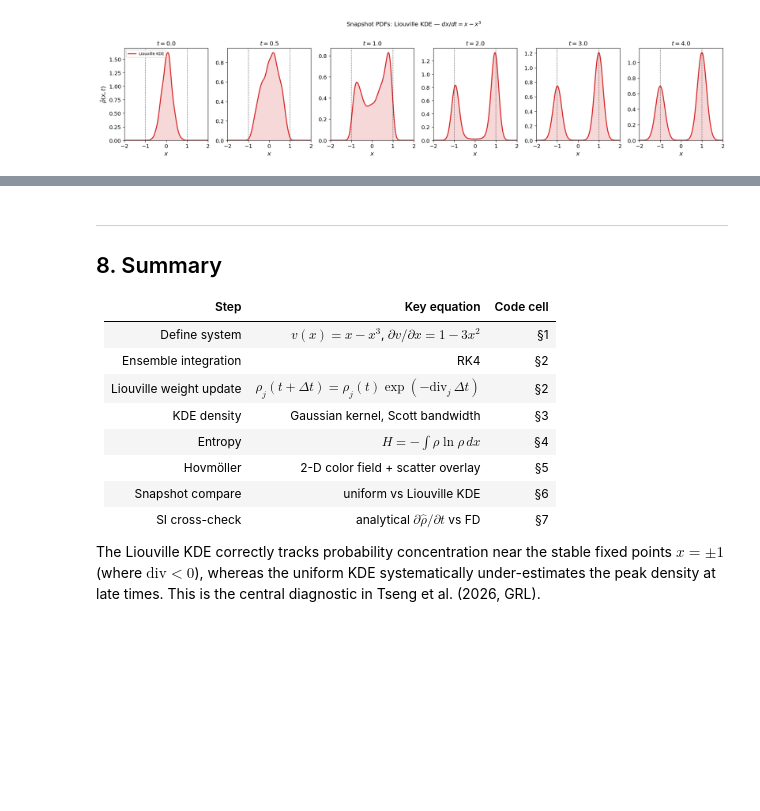
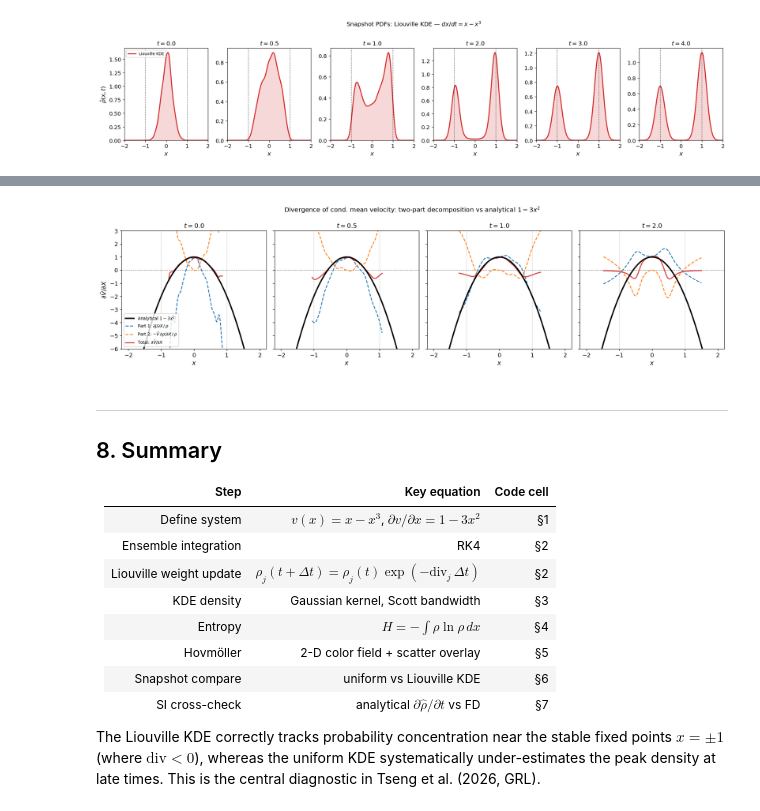
Before and after one commit to kuiper2000/Tseng_et_al_2026GRL, a Jupyter notebook: toy_liouville_cubic.ipynb, the cells around one changed output, grey strips where cells are left out. Drawn from its saved outputs; the diff is of its cells as text; code cells hidden in the pictures; blank space fills up the shorter version.

```diff
--- a/toy_liouville_cubic.ipynb
+++ b/toy_liouville_cubic.ipynb
@@ -401,3 +353,87 @@ plt.show()
+# %%
+def compute_div_Vbar(x_eval, x_j, w_j, vdot_j):
+    """
+    Compute ∂V̄/∂X at x_eval via Eq. 9 of Tseng et al. (2026).
+
+    Two-part decomposition:
+      Part 1 — flux divergence :  ∂J/∂X  / ρ
+      Part 2 — advection       : −V̄  ∂ρ/∂X / ρ
+      Total  = Part 1 + Part 2 = ∂V̄/∂X
+
+    where:
+      ρ(x)  = Σ_m w_m K_h(x−X_m)                (Liouville KDE)
+      J(x)  = Σ_m w_m V_m K_h(x−X_m)            (probability flux)
+      V̄(x) = J / ρ                               (cond. mean velocity)
+      ∂K_h(x−X_m)/∂x = −(x−X_m)/h² · K_h(x−X_m)
+
+    Returns
+    -------
+    div_total, part1, part2, Vbar  — each shape (M,), NaN outside density support
+    """
+    h       = 1.06 * x_j.std() * len(x_j)**(-0.2)
+    diff    = x_eval[:, None] - x_j[None, :]            # (M, N): x − X_m
+    Kh      = np.exp(-0.5*(diff/h)**2) / (np.sqrt(2*np.pi)*h)
+    dKh_dx  = -(diff / h**2) * Kh                       # ∂K_h/∂x  (M, N)
+
+    rho      = Kh     @ w_j                             # (M,)
+    drho_dx  = dKh_dx @ w_j                             # (M,) = ∂ρ/∂x
+    J        = Kh     @ (w_j * vdot_j)                  # (M,)
+    dJ_dx    = dKh_dx @ (w_j * vdot_j)                  # (M,) = ∂J/∂x
+
+    mask  = rho > 5e-3 * rho.max()
+    Vbar  = np.where(mask, J / rho, np.nan)
+
+    part1 = np.where(mask,  dJ_dx / rho,          np.nan)   # flux divergence
+    part2 = np.where(mask, -Vbar * drho_dx / rho, np.nan)   # advection
+    div_total = part1 + part2
+
+    return div_total, part1, part2, Vbar
+
+
+# ── analytical divergence on evaluation grid ───────────────────────────
+# dx/dt = x − x³  →  ∂v/∂x = 1 − 3x²
+div_analytic = div_v(x_eval)
+
+# ── four-panel comparison at increasing lead times ─────────────────────
+check_times = [0.0, 0.5, 1.0, 2.0]
+fig, axes = plt.subplots(1, len(check_times), figsize=(4.2*len(check_times), 4.5),
+                         sharey=True, sharex=True)
+
+for ax, t_check in zip(axes, check_times):
+    ti    = int(round(t_check / dt))
+    x_now = X_ens[ti]
+    w_now = W_ens[ti]            # normalised Liouville weights
+    xdot  = v(x_now)             # deterministic velocity at member positions
+
+    div_total, part1, part2, Vbar = compute_div_Vbar(x_eval, x_now, w_now, xdot)
+
+    ax.axhline(0,  color='gray', lw=0.8, ls='--')
+    ax.axvline(-1, color='k',    lw=0.8, ls=':',  alpha=0.4)
+    ax.axvline( 1, color='k',    lw=0.8, ls=':',  alpha=0.4)
+
+    ax.plot(x_eval, div_analytic, 'k-',   lw=2.5, zorder=5,
+            label=r'Analytical $1-3x^2$')
+    ax.plot(x_eval, part1,        'C0--', lw=1.6,
+            label=r'Part 1: $\partial J/\partial X\,/\,\rho$')
+    ax.plot(x_eval, part2,        'C1--', lw=1.6,
+            label=r'Part 2: $-\bar{V}\,\partial\rho/\partial X\,/\,\rho$')
+    ax.plot(x_eval, div_total,    'C3-',  lw=2.0, alpha=0.85,
+            label=r'Total: $\partial\bar{V}/\partial X$')
+
+    ax.set_title(f'$t = {t_check}$')
+    ax.set_xlabel('$x$')
+    ax.set_ylim(-6, 3)
+
+axes[0].set_ylabel(r'$\partial\bar{V}/\partial X$', fontsize=12)
+axes[0].legend(fontsize=8, loc='lower left')
+
+fig.suptitle(r'Divergence of cond. mean velocity: two-part decomposition vs analytical $1-3x^2$',
+             fontsize=12)
+fig.tight_layout()
+plt.savefig('divergence_comparison.png', bbox_inches='tight')
+plt.show()
+# %% [output]
+[figure, added]
 # %% [markdown]
 ---
 ## 8. Summary
```
Also changed, not shown: parts of 3 cells of this notebook, 1 other file.
